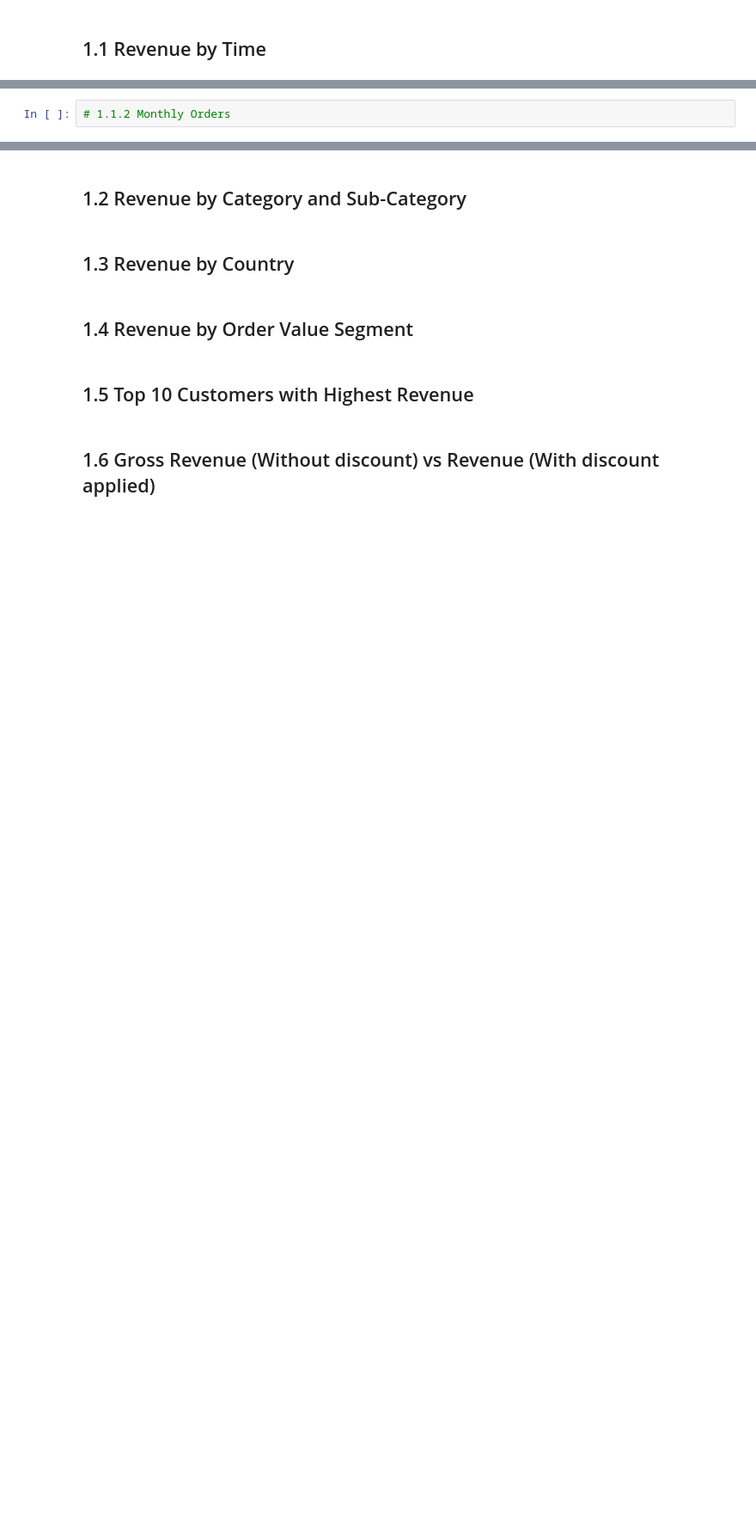
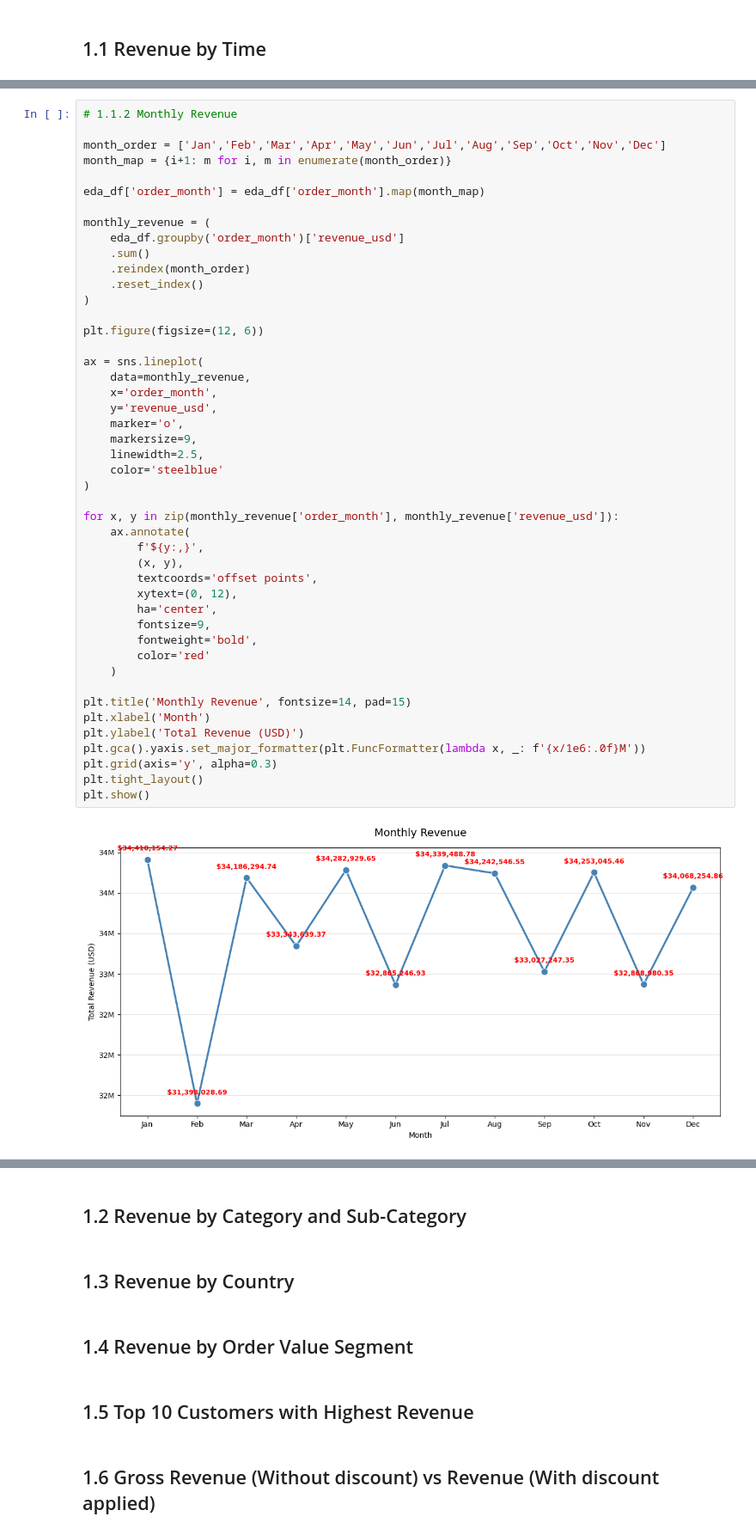
Before and after one commit to judiellegaspina/Ecommerce-EDA-and-Sales-Prediction, a Jupyter notebook: 05_Sales_Analysis.ipynb, the cells around one changed output, grey strips where cells are left out. Shown at 86% size. Saved outputs shown, nothing was run; the diff lists cells and outputs as text; blank space fills up the shorter version.

```diff
--- a/05_Sales_Analysis.ipynb
+++ b/05_Sales_Analysis.ipynb
@@ -33,3 +77,49 @@ eda_df.sample(10)
 # %%
-# 1.1.2 Monthly Orders
+# 1.1.2 Monthly Revenue
+
+month_order = ['Jan','Feb','Mar','Apr','May','Jun','Jul','Aug','Sep','Oct','Nov','Dec']
+month_map = {i+1: m for i, m in enumerate(month_order)}
+
+eda_df['order_month'] = eda_df['order_month'].map(month_map)
+
+monthly_revenue = (
+    eda_df.groupby('order_month')['revenue_usd']
+    .sum()
+    .reindex(month_order)
+    .reset_index()
+)
+
+plt.figure(figsize=(12, 6))
+
+ax = sns.lineplot(
+    data=monthly_revenue,
+    x='order_month',
+    y='revenue_usd',
+    marker='o',
+    markersize=9,
+    linewidth=2.5,
+    color='steelblue'
+)
+
+for x, y in zip(monthly_revenue['order_month'], monthly_revenue['revenue_usd']):
+    ax.annotate(
+        f'${y:,}',
+        (x, y),
+        textcoords='offset points',
+        xytext=(0, 12),
+        ha='center',
+        fontsize=9,
+        fontweight='bold',
+        color='red'
+    )
+
+plt.title('Monthly Revenue', fontsize=14, pad=15)
+plt.xlabel('Month')
+plt.ylabel('Total Revenue (USD)')
+plt.gca().yaxis.set_major_formatter(plt.FuncFormatter(lambda x, _: f'{x/1e6:.0f}M'))
+plt.grid(axis='y', alpha=0.3)
+plt.tight_layout()
+plt.show()
+# %% [output]
+[figure, added]
 # %%
```
Also changed, not shown: parts of 5 cells of this notebook.
